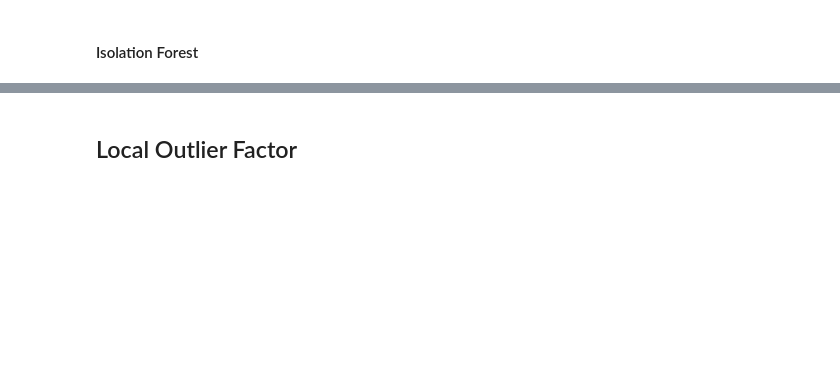
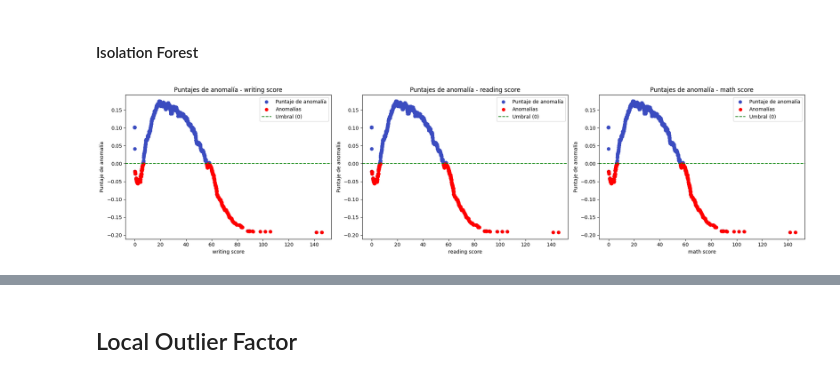
Before and after one commit to luialopezg/deteccion_anomalias, a Jupyter notebook: notebooks/muinar07_act3_Notebook.ipynb, the cells around one changed output, grey strips where cells are left out. Saved outputs shown, nothing was run; the diff lists cells and outputs as text; code cells hidden in the pictures; blank space fills up the shorter version.

```diff
--- a/notebooks/muinar07_act3_Notebook.ipynb
+++ b/notebooks/muinar07_act3_Notebook.ipynb
@@ -245,8 +268,44 @@ AttributeError: 'DataFrame' object has no attribute 'iteritems'
 # %%
 # Agrega las columnas de puntaje y si es dato anómalo o no en el dataframe
+cols = ['writing score', 'reading score', 'math score']
 # %%
 # Crea un gráfico de barras para mostrar los datos anómalos vs los datos normales
 # %%
 # Crea un gráfico donde se puedan ver los datos anómalos sobre la variable INUT.
+# Crear figura para visualizar
+fig, axs = plt.subplots(1, 3, figsize=(20, 5), facecolor='w', edgecolor='k')
+axs = axs.ravel()
+
+for i, column in enumerate(cols):
+    # Entrenando Isolation Forest en la columna
+    isolation_forest = IsolationForest(contamination=0.05, random_state=42)
+    isolation_forest.fit(df['INUT'].values.reshape(-1, 1))
+
+    # Obteniendo puntajes de anomalía y predicciones
+    anomaly_score = isolation_forest.decision_function(df['INUT'].values.reshape(-1, 1))
+    outliers = isolation_forest.predict(df['INUT'].values.reshape(-1, 1))
+
+    # Visualizar puntajes de anomalía
+    axs[i].scatter(df['INUT'], anomaly_score, c=(outliers == -1), cmap='coolwarm', label='Puntaje de anomalía')
+
+    # Marcar anomalías
+    axs[i].scatter(
+        df['INUT'][outliers == -1],
+        anomaly_score[outliers == -1],
+        color='red',
+        label='Anomalías'
+    )
+
+    # Configuración del gráfico
+    axs[i].set_title(f'Puntajes de anomalía - {column}')
+    axs[i].set_xlabel(column)
+    axs[i].set_ylabel('Puntaje de anomalía')
+    axs[i].axhline(y=0, color='g', linestyle='--', label='Umbral (0)')
+    axs[i].legend(loc='upper right')
+
+plt.tight_layout()
+plt.show()
+# %% [output]
+[figure, added]
 # %%
 # Repite los pasos anteriores con el parámetro de contamination en 1%
```
Also changed, not shown: parts of 37 cells of this notebook, 3 other files.
